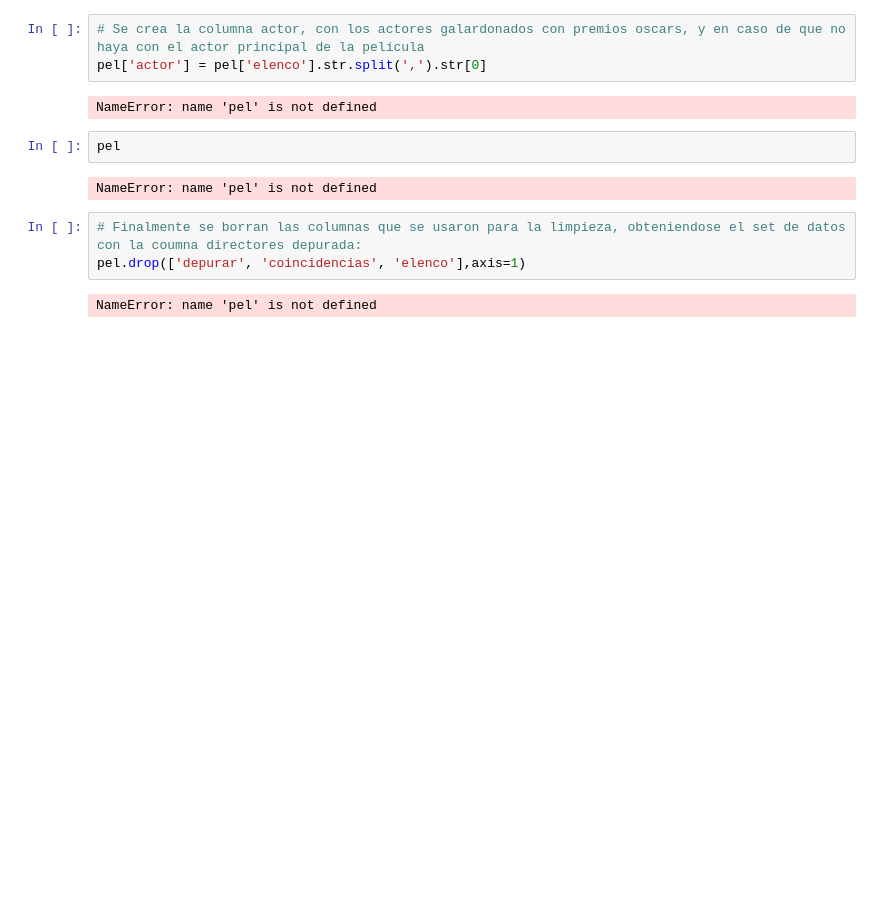
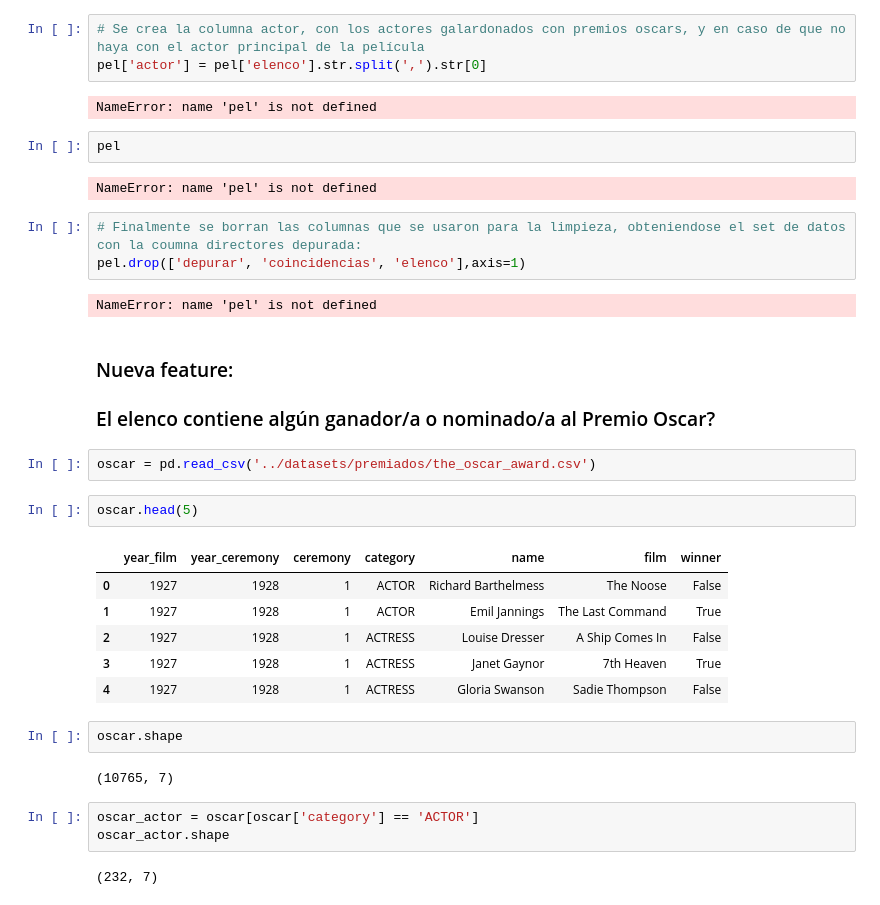
Before and after one commit to L-Ameneiro/IngeniasDataScience, a Jupyter notebook: notebooks/ANALISIS Y PROCESAMIENTO.ipynb, the cells around one changed output. Drawn from its saved outputs; the diff is of its cells as text; blank space fills up the shorter version.

```diff
--- a/notebooks/ANALISIS Y PROCESAMIENTO.ipynb
+++ b/notebooks/ANALISIS Y PROCESAMIENTO.ipynb
@@ -778,3 +778,26 @@ NameError: name 'pel' is not defined
 pel.drop(['depurar', 'coincidencias', 'elenco'],axis=1)
 # %% [output]
 NameError: name 'pel' is not defined
+# %% [markdown]
+### Nueva feature:
+### El elenco contiene algún ganador/a o nominado/a al Premio Oscar?
+# %%
+oscar = pd.read_csv('../datasets/premiados/the_oscar_award.csv')
+# %%
+oscar.head(5)
+# %% [output]
+|  | year_film | year_ceremony | ceremony | category | name | film | winner |
+| 0 | 1927 | 1928 | 1 | ACTOR | Richard Barthelmess | The Noose | False |
+| 1 | 1927 | 1928 | 1 | ACTOR | Emil Jannings | The Last Command | True |
+| 2 | 1927 | 1928 | 1 | ACTRESS | Louise Dresser | A Ship Comes In | False |
+| 3 | 1927 | 1928 | 1 | ACTRESS | Janet Gaynor | 7th Heaven | True |
+| 4 | 1927 | 1928 | 1 | ACTRESS | Gloria Swanson | Sadie Thompson | False |
+# %%
+oscar.shape
+# %% [output]
+(10765, 7)
+# %%
+oscar_actor = oscar[oscar['category'] == 'ACTOR']
+oscar_actor.shape
+# %% [output]
+(232, 7)
```
Also changed, not shown: parts of 4 cells of this notebook, 3 other files.
